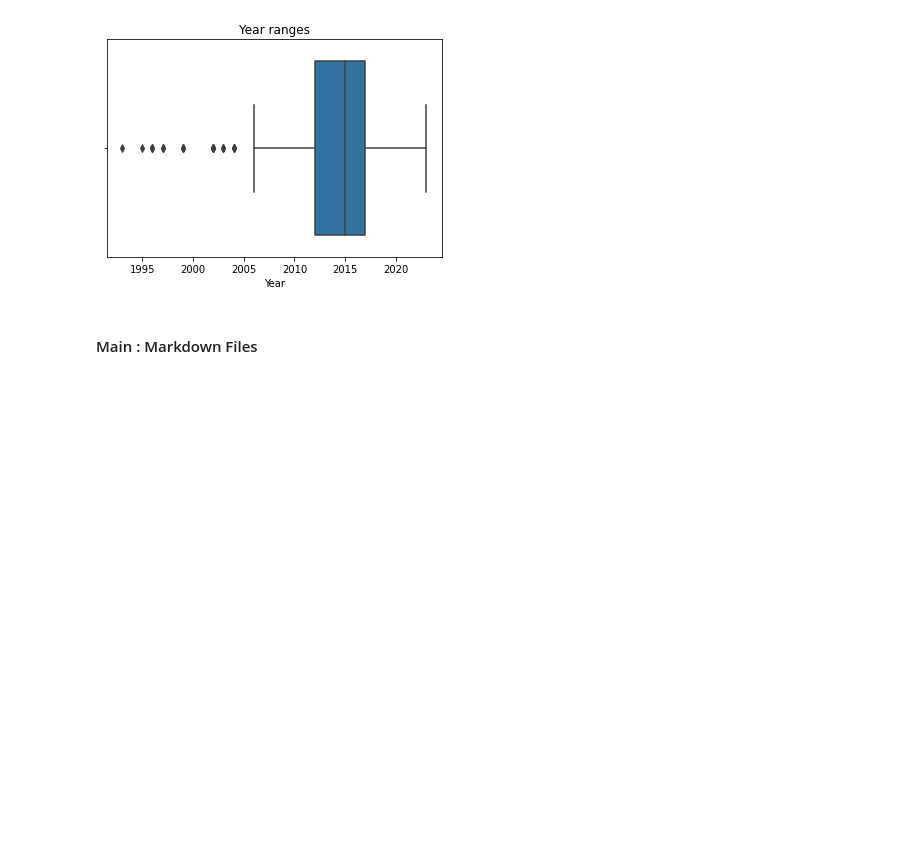
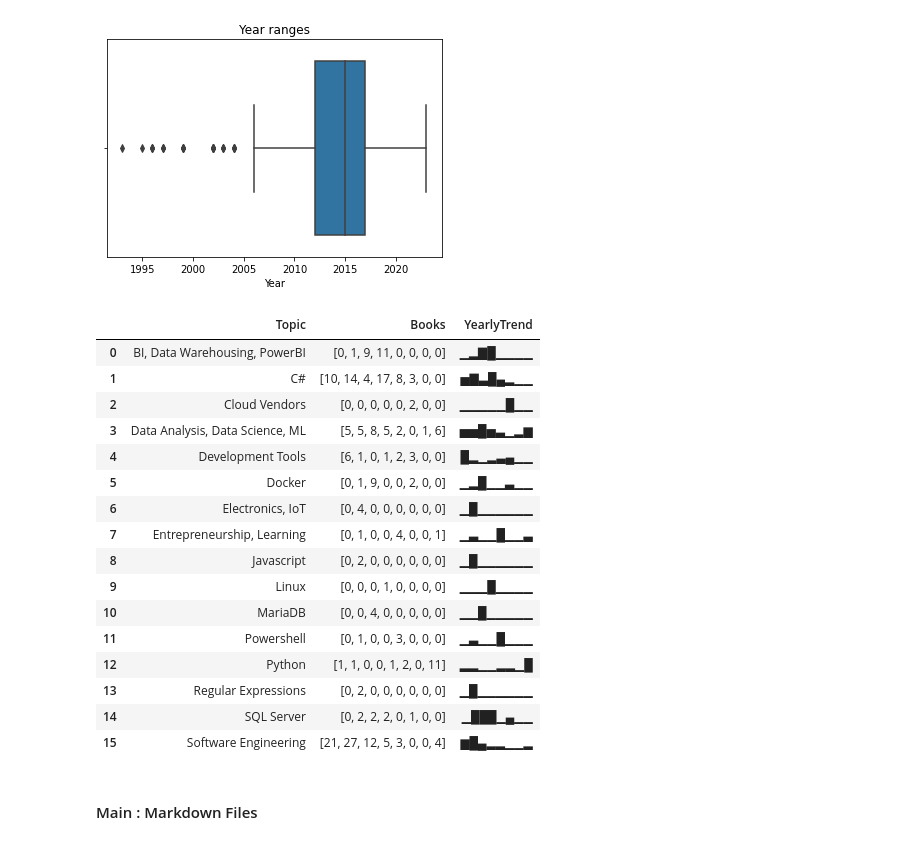
Before and after one commit to numbworks/nwreadinglist, a Jupyter notebook: src/nwreadinglistmanager.ipynb, the cells around one changed output. Saved outputs shown, nothing was run; the diff lists cells and outputs as text; code cells hidden in the pictures; blank space fills up the shorter version.

Commit message:
#8 get_yearly_trend_by_topic(): added.

```diff
--- a/src/nwreadinglistmanager.ipynb
+++ b/src/nwreadinglistmanager.ipynb
@@ -227,6 +209,28 @@ display(sliced_by_kbsize_asc_df)
 nwcc.show_box_plot(df = books_df, x_name = "Year")
 # %% [output]
 [figure]
+# %%
+yt_by_topic_df : DataFrame = nwrlm.get_yearly_trend_by_topic(books_df = books_df, setting_collection = setting_collection)
+
+display(yt_by_topic_df)
+# %% [output]
+|  | Topic | Books | YearlyTrend |
+| 0 | BI, Data Warehousing, PowerBI | [0, 1, 9, 11, 0, 0, 0, 0] | ▁▂▇█▁▁▁▁ |
+| 1 | C# | [10, 14, 4, 17, 8, 3, 0, 0] | ▅▇▃█▄▂▁▁ |
+| 2 | Cloud Vendors | [0, 0, 0, 0, 0, 2, 0, 0] | ▁▁▁▁▁█▁▁ |
+| 3 | Data Analysis, Data Science, ML | [5, 5, 8, 5, 2, 0, 1, 6] | ▅▅█▅▃▁▂▆ |
+| 4 | Development Tools | [6, 1, 0, 1, 2, 3, 0, 0] | █▂▁▂▃▄▁▁ |
+| 5 | Docker | [0, 1, 9, 0, 0, 2, 0, 0] | ▁▂█▁▁▃▁▁ |
+| 6 | Electronics, IoT | [0, 4, 0, 0, 0, 0, 0, 0] | ▁█▁▁▁▁▁▁ |
+| 7 | Entrepreneurship, Learning | [0, 1, 0, 0, 4, 0, 0, 1] | ▁▃▁▁█▁▁▃ |
+| 8 | Javascript | [0, 2, 0, 0, 0, 0, 0, 0] | ▁█▁▁▁▁▁▁ |
+| 9 | Linux | [0, 0, 0, 1, 0, 0, 0, 0] | ▁▁▁█▁▁▁▁ |
+| 10 | MariaDB | [0, 0, 4, 0, 0, 0, 0, 0] | ▁▁█▁▁▁▁▁ |
+| 11 | Powershell | [0, 1, 0, 0, 3, 0, 0, 0] | ▁▃▁▁█▁▁▁ |
+| 12 | Python | [1, 1, 0, 0, 1, 2, 0, 11] | ▂▂▁▁▂▂▁█ |
+| 13 | Regular Expressions | [0, 2, 0, 0, 0, 0, 0, 0] | ▁█▁▁▁▁▁▁ |
+| 14 | SQL Server | [0, 2, 2, 2, 0, 1, 0, 0] | ▁███▁▄▁▁ |
+| 15 | Software Engineering | [21, 27, 12, 5, 3, 0, 0, 4] | ▆█▄▂▂▁▁▂ |
 # %% [markdown]
 #### Main : Markdown Files
 # %%
```
Also changed, not shown: parts of 2 cells of this notebook, 1 other file.
